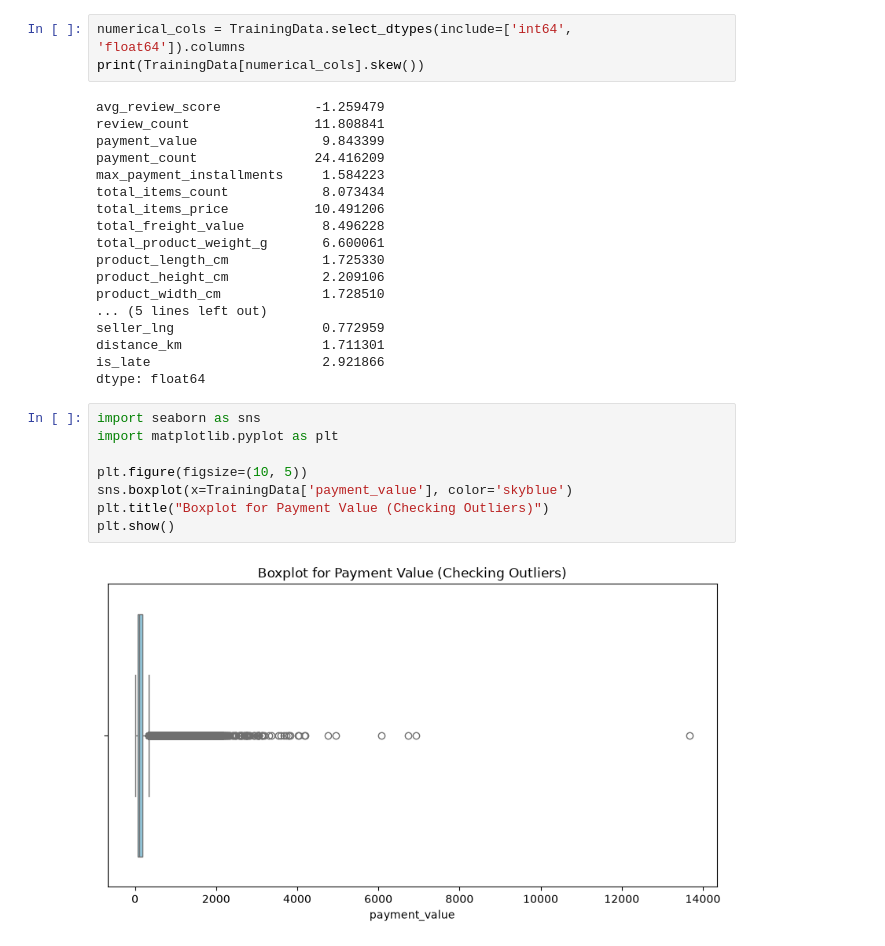
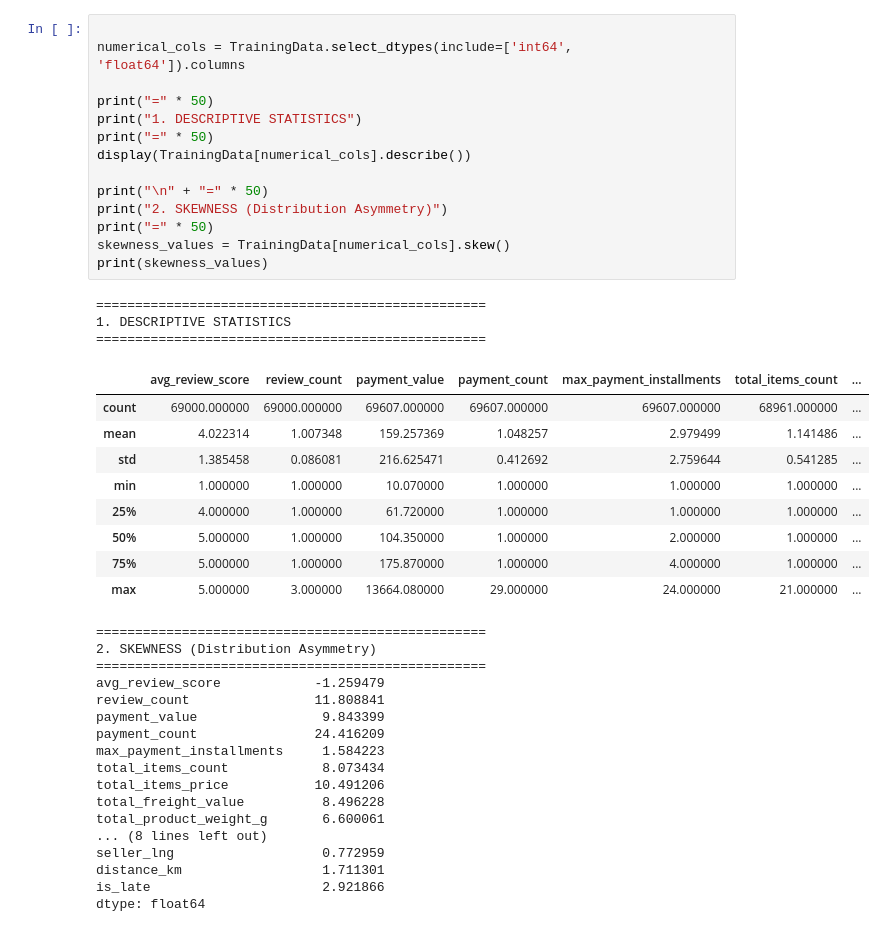
Before and after one commit to abualiashimaa-pixel/task-2, a Jupyter notebook: notebooks/04_EDA.ipynb, the cells around one changed output. Cells and saved outputs as stored; diff of their text form.

```diff
--- a/notebooks/04_EDA.ipynb
+++ b/notebooks/04_EDA.ipynb
@@ -166,31 +86,44 @@ plt.show()
-# %%
-numerical_cols = TrainingData.select_dtypes(include=['int64', 'float64']).columns
-print(TrainingData[numerical_cols].skew())
-# %% [output]
-avg_review_score            -1.259479
-review_count                11.808841
-payment_value                9.843399
-payment_count               24.416209
-max_payment_installments     1.584223
-total_items_count            8.073434
-total_items_price           10.491206
-total_freight_value          8.496228
-total_product_weight_g       6.600061
-product_length_cm            1.725330
-product_height_cm            2.209106
-product_width_cm             1.728510
-... (5 lines left out)
-seller_lng                   0.772959
-distance_km                  1.711301
-is_late                      2.921866
-dtype: float64
-# %%
-import seaborn as sns
-import matplotlib.pyplot as plt
-
-plt.figure(figsize=(10, 5))
-sns.boxplot(x=TrainingData['payment_value'], color='skyblue')
-plt.title("Boxplot for Payment Value (Checking Outliers)")
-plt.show()
-# %% [output]
-[figure, removed]
+# %%
+
+numerical_cols = TrainingData.select_dtypes(include=['int64', 'float64']).columns
+
+print("=" * 50)
+print("1. DESCRIPTIVE STATISTICS")
+print("=" * 50)
+display(TrainingData[numerical_cols].describe())
+
+print("\n" + "=" * 50)
+print("2. SKEWNESS (Distribution Asymmetry)")
+print("=" * 50)
+skewness_values = TrainingData[numerical_cols].skew()
+print(skewness_values)
+# %% [output]
+==================================================
+1. DESCRIPTIVE STATISTICS
+==================================================
+|  | avg_review_score | review_count | payment_value | payment_count | max_payment_installments | total_items_count | ... |
+| count | 69000.000000 | 69000.000000 | 69607.000000 | 69607.000000 | 69607.000000 | 68961.000000 | ... |
+| mean | 4.022314 | 1.007348 | 159.257369 | 1.048257 | 2.979499 | 1.141486 | ... |
+| std | 1.385458 | 0.086081 | 216.625471 | 0.412692 | 2.759644 | 0.541285 | ... |
+| min | 1.000000 | 1.000000 | 10.070000 | 1.000000 | 1.000000 | 1.000000 | ... |
+| 25% | 4.000000 | 1.000000 | 61.720000 | 1.000000 | 1.000000 | 1.000000 | ... |
+| 50% | 5.000000 | 1.000000 | 104.350000 | 1.000000 | 2.000000 | 1.000000 | ... |
+| 75% | 5.000000 | 1.000000 | 175.870000 | 1.000000 | 4.000000 | 1.000000 | ... |
+| max | 5.000000 | 3.000000 | 13664.080000 | 29.000000 | 24.000000 | 21.000000 | ... |
+==================================================
+2. SKEWNESS (Distribution Asymmetry)
+==================================================
+avg_review_score            -1.259479
+review_count                11.808841
+payment_value                9.843399
+payment_count               24.416209
+max_payment_installments     1.584223
+total_items_count            8.073434
+total_items_price           10.491206
+total_freight_value          8.496228
+total_product_weight_g       6.600061
+... (8 lines left out)
+seller_lng                   0.772959
+distance_km                  1.711301
+is_late                      2.921866
+dtype: float64
```
Also changed, not shown: parts of 17 cells of this notebook.
